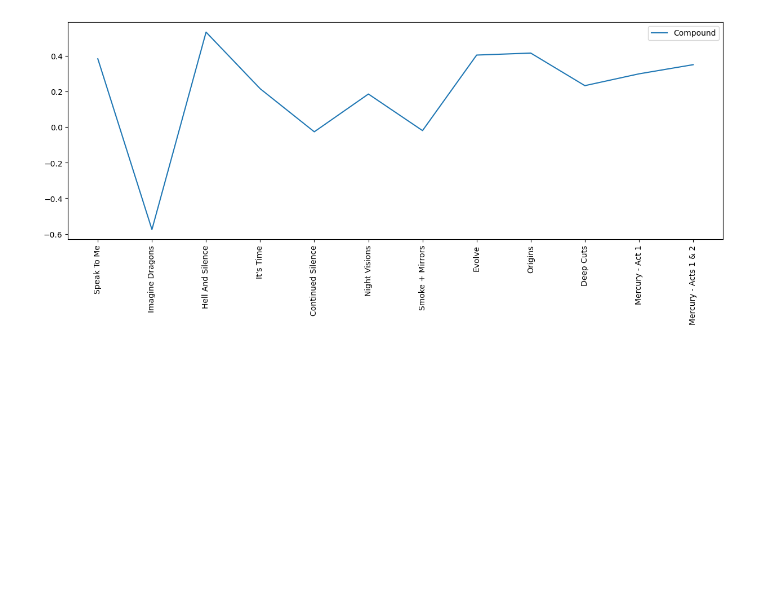
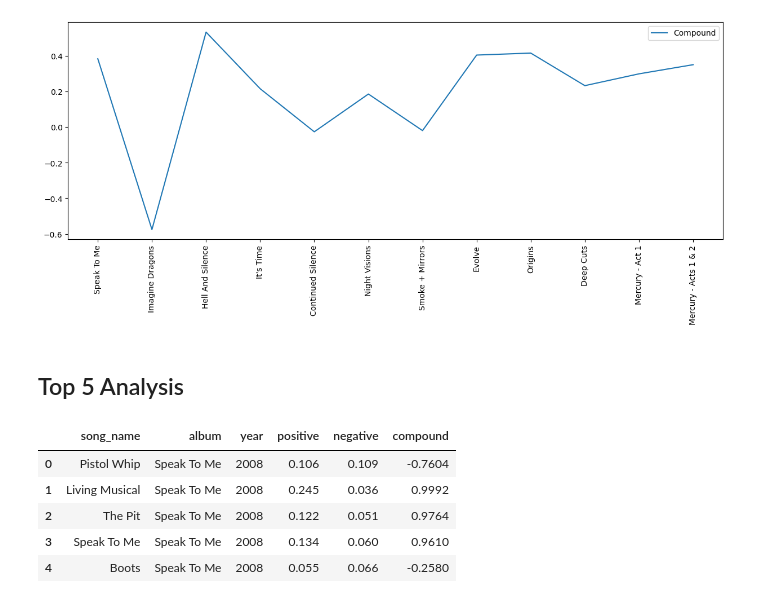
Before and after one commit to Konat23/Imagine-Dragons-NLP, a Jupyter notebook: 04_Visualization_Analysis.ipynb, the cells around one changed output. Cells and saved outputs as stored; diff of their text form; code cells hidden in the pictures; blank space fills up the shorter version.

Commit message:
Top 5 tables Created

```diff
--- a/04_Visualization_Analysis.ipynb
+++ b/04_Visualization_Analysis.ipynb
@@ -98,3 +91,15 @@ plt.legend()
 plt.show()
 # %% [output]
 [figure]
+# %% [markdown]
+## Top 5 Analysis
+# %%
+songs = pd.read_csv("songs_sentiment_by_song.tsv", sep="\t", encoding="utf-8")
+songs.head()
+# %% [output]
+|  | song_name | album | year | positive | negative | compound |
+| 0 | Pistol Whip | Speak To Me | 2008 | 0.106 | 0.109 | -0.7604 |
+| 1 | Living Musical | Speak To Me | 2008 | 0.245 | 0.036 | 0.9992 |
+| 2 | The Pit | Speak To Me | 2008 | 0.122 | 0.051 | 0.9764 |
+| 3 | Speak To Me | Speak To Me | 2008 | 0.134 | 0.060 | 0.9610 |
+| 4 | Boots | Speak To Me | 2008 | 0.055 | 0.066 | -0.2580 |
```
Also changed, not shown: parts of 8 cells of this notebook, 1 other file.
